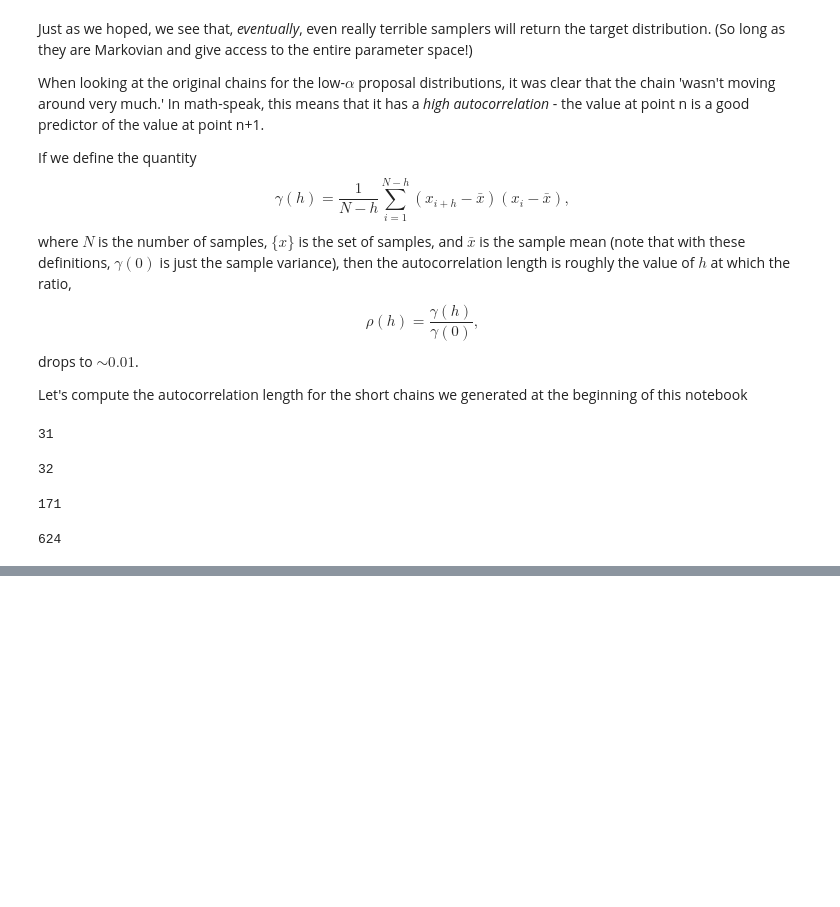
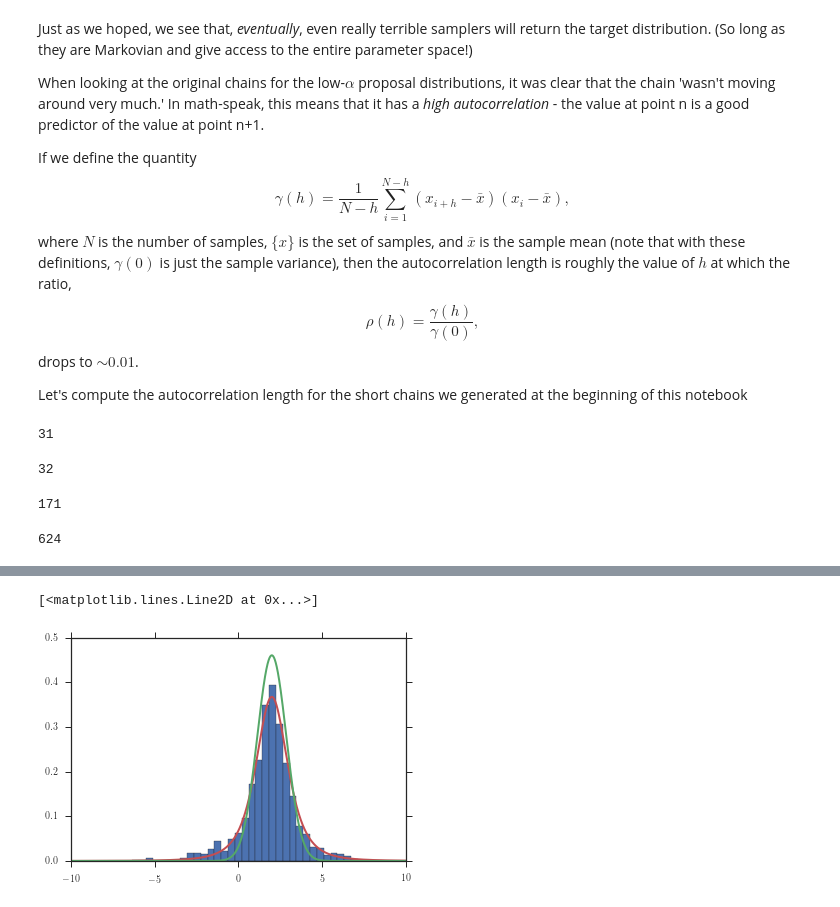
Before and after one commit to lmaesampson/MCMCNotes, a Jupyter notebook: MCMCSamplerDesign.ipynb, the cells around one changed output, grey strips where cells are left out. Drawn from its saved outputs; the diff is of its cells as text; code cells hidden in the pictures; blank space fills up the shorter version.

```diff
--- a/MCMCSamplerDesign.ipynb
+++ b/MCMCSamplerDesign.ipynb
@@ -365,0 +409,8 @@ def Fisher()
+# %%
+edges = np.linspace(-10,10,50)
+a,b,c = plt.hist(samplesfish,bins=edges,normed=True)
+plt.plot(xplot,target,lw=2,color='r')
+plt.plot(xplot,gplot,lw=2,color='g')
+# %% [output]
+[<matplotlib.lines.Line2D at 0x...>]
+[figure, added]
```
Also changed, not shown: parts of 7 cells of this notebook.
